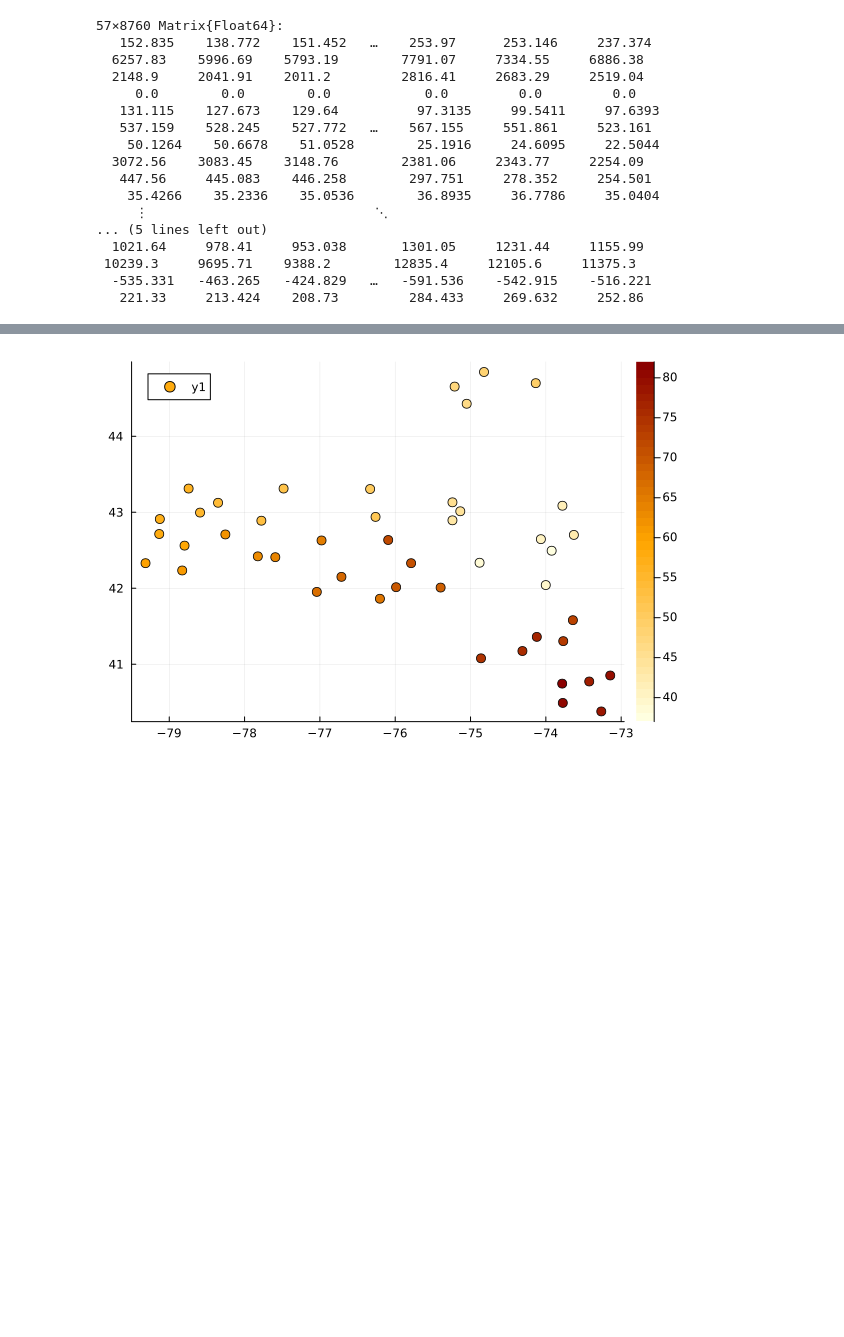
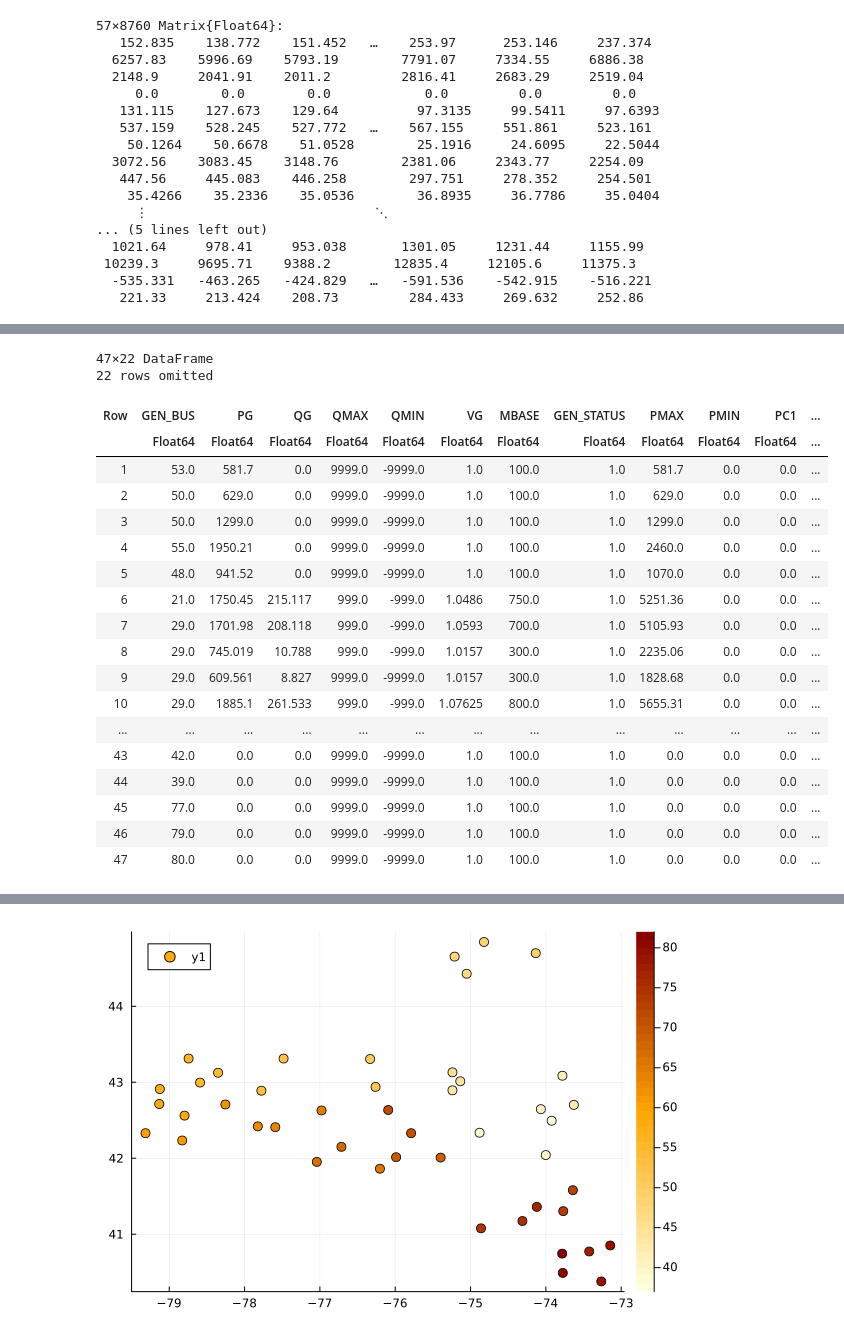
Before and after one commit to reyli4/acorn-julia, a Jupyter notebook: sandbox.ipynb, the cells around one changed output, grey strips where cells are left out. Drawn from its saved outputs; the diff is of its cells as text; code cells hidden in the pictures; blank space fills up the shorter version.

```diff
--- a/sandbox.ipynb
+++ b/sandbox.ipynb
@@ -6,15 +81,16 @@ using Plots
 include("./src/utils.jl");
 # %%
 # Read grid data
-gen_prop = "vivienne_2050"
-bus_prop = "vivienne_2050"
-branch_prop = "vivienne_2050"
+gen_prop_name = "vivienne_2050"
+bus_prop_name = "vivienne_2050"
+branch_prop_name = "vivienne_2050"
 
-gen_prop = CSV.read("data/grid/gen_prop_$(gen_prop).csv", DataFrame, header=true)
-bus_prop = CSV.read("data/grid/bus_prop_$(bus_prop).csv", DataFrame, header=true)
-branch_prop = CSV.read("data/grid/branch_prop_$(branch_prop).csv", DataFrame, header=true)
+gen_prop = CSV.read("data/grid/gen_prop_$(gen_prop_name).csv", DataFrame, header=true, stringtype=String)
+bus_prop = CSV.read("data/grid/bus_prop_$(bus_prop_name).csv", DataFrame, header=true, stringtype=String)
+branch_prop = CSV.read("data/grid/branch_prop_$(branch_prop_name).csv", DataFrame, header=true, stringtype=String)
 
 bus_ids = bus_prop[:, 1]
 n_gen = size(gen_prop, 1)
 n_bus = size(bus_prop, 1)
 n_branch = size(branch_prop, 1);
+nt = 8760;
@@ -86,0 +234,24 @@ load = subtract_solar_dpv(load, bus_ids, cc_scenario, year, solar_cap)
+# %%
+solar_upv, solar_upv_bus_ids = get_solar_upv(cc_scenario, year, solar_cap);
+gen_prop = add_upv_generators(gen_prop, solar_upv_bus_ids)
+# %% [output]
+47×22 DataFrame
+22 rows omitted
+| Row | GEN_BUS | PG | QG | QMAX | QMIN | VG | MBASE | GEN_STATUS | PMAX | PMIN | PC1 | ... |
+|  | Float64 | Float64 | Float64 | Float64 | Float64 | Float64 | Float64 | Float64 | Float64 | Float64 | Float64 | ... |
+| 1 | 53.0 | 581.7 | 0.0 | 9999.0 | -9999.0 | 1.0 | 100.0 | 1.0 | 581.7 | 0.0 | 0.0 | ... |
+| 2 | 50.0 | 629.0 | 0.0 | 9999.0 | -9999.0 | 1.0 | 100.0 | 1.0 | 629.0 | 0.0 | 0.0 | ... |
+| 3 | 50.0 | 1299.0 | 0.0 | 9999.0 | -9999.0 | 1.0 | 100.0 | 1.0 | 1299.0 | 0.0 | 0.0 | ... |
+| 4 | 55.0 | 1950.21 | 0.0 | 9999.0 | -9999.0 | 1.0 | 100.0 | 1.0 | 2460.0 | 0.0 | 0.0 | ... |
+| 5 | 48.0 | 941.52 | 0.0 | 9999.0 | -9999.0 | 1.0 | 100.0 | 1.0 | 1070.0 | 0.0 | 0.0 | ... |
+| 6 | 21.0 | 1750.45 | 215.117 | 999.0 | -999.0 | 1.0486 | 750.0 | 1.0 | 5251.36 | 0.0 | 0.0 | ... |
+| 7 | 29.0 | 1701.98 | 208.118 | 999.0 | -999.0 | 1.0593 | 700.0 | 1.0 | 5105.93 | 0.0 | 0.0 | ... |
+| 8 | 29.0 | 745.019 | 10.788 | 999.0 | -999.0 | 1.0157 | 300.0 | 1.0 | 2235.06 | 0.0 | 0.0 | ... |
+| 9 | 29.0 | 609.561 | 8.827 | 9999.0 | -9999.0 | 1.0157 | 300.0 | 1.0 | 1828.68 | 0.0 | 0.0 | ... |
+| 10 | 29.0 | 1885.1 | 261.533 | 999.0 | -999.0 | 1.07625 | 800.0 | 1.0 | 5655.31 | 0.0 | 0.0 | ... |
+| ... | ... | ... | ... | ... | ... | ... | ... | ... | ... | ... | ... | ... |
+| 43 | 42.0 | 0.0 | 0.0 | 9999.0 | -9999.0 | 1.0 | 100.0 | 1.0 | 0.0 | 0.0 | 0.0 | ... |
+| 44 | 39.0 | 0.0 | 0.0 | 9999.0 | -9999.0 | 1.0 | 100.0 | 1.0 | 0.0 | 0.0 | 0.0 | ... |
+| 45 | 77.0 | 0.0 | 0.0 | 9999.0 | -9999.0 | 1.0 | 100.0 | 1.0 | 0.0 | 0.0 | 0.0 | ... |
+| 46 | 79.0 | 0.0 | 0.0 | 9999.0 | -9999.0 | 1.0 | 100.0 | 1.0 | 0.0 | 0.0 | 0.0 | ... |
+| 47 | 80.0 | 0.0 | 0.0 | 9999.0 | -9999.0 | 1.0 | 100.0 | 1.0 | 0.0 | 0.0 | 0.0 | ... |
```
Also changed, not shown: parts of 27 cells of this notebook, 4 other files.
